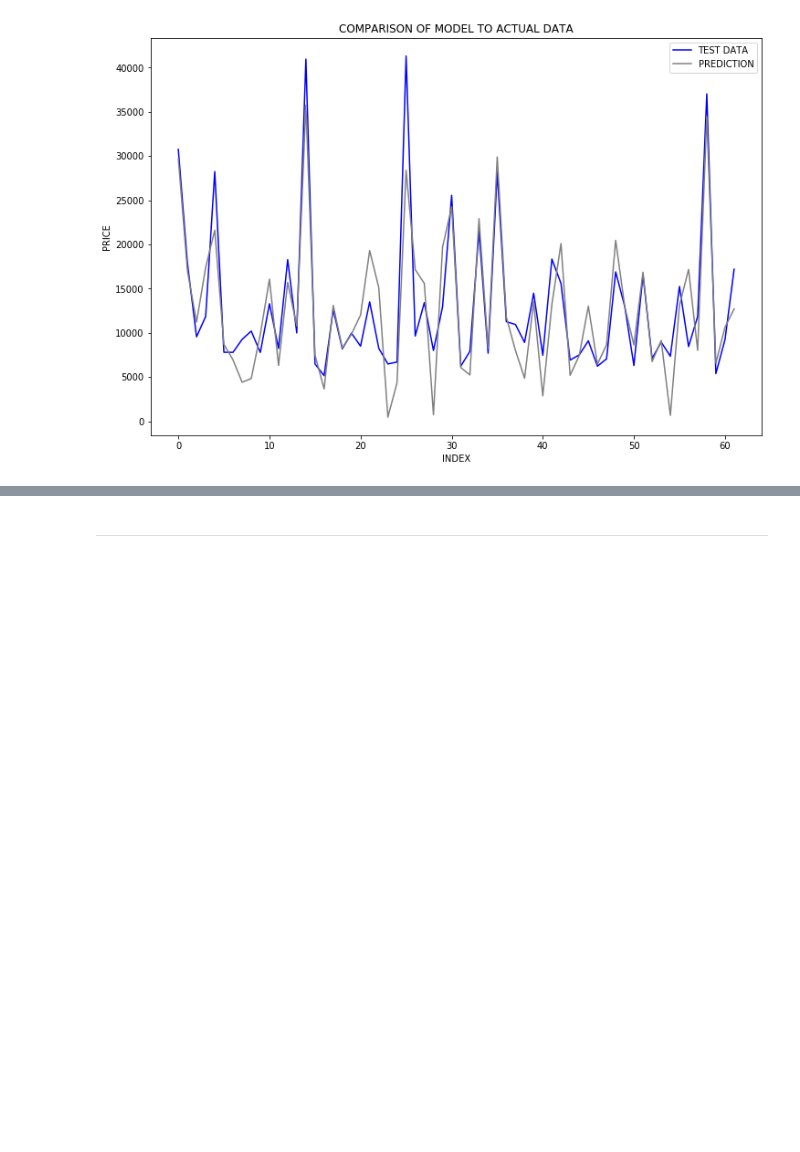
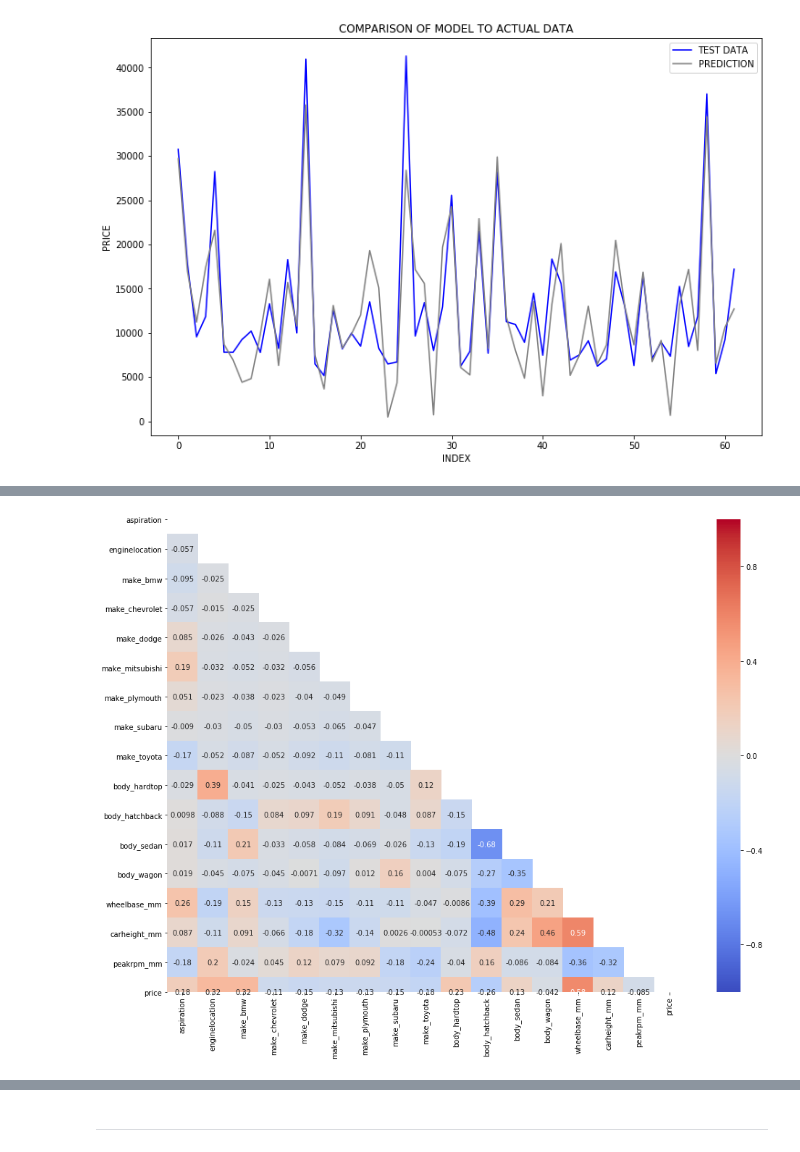
Before and after one commit to daveajstearns/cars, a Jupyter notebook: cars_project.ipynb, the cells around one changed output, grey strips where cells are left out. Cells and saved outputs as stored; diff of their text form; code cells hidden in the pictures; blank space fills up the shorter version.

```diff
--- a/cars_project.ipynb
+++ b/cars_project.ipynb
@@ -559,0 +595,6 @@ Test RMSE:  3947.657130588035
+# %%
+# Still need to drop `et_ohcf`
+X_anova_sc3_comparison.drop(columns=['et_ohcf'],axis=1,inplace=True)
+heat_matrix(X_anova_sc3_comparison)
+# %% [output]
+[figure, added]
```
Also changed, not shown: parts of 45 cells of this notebook.
